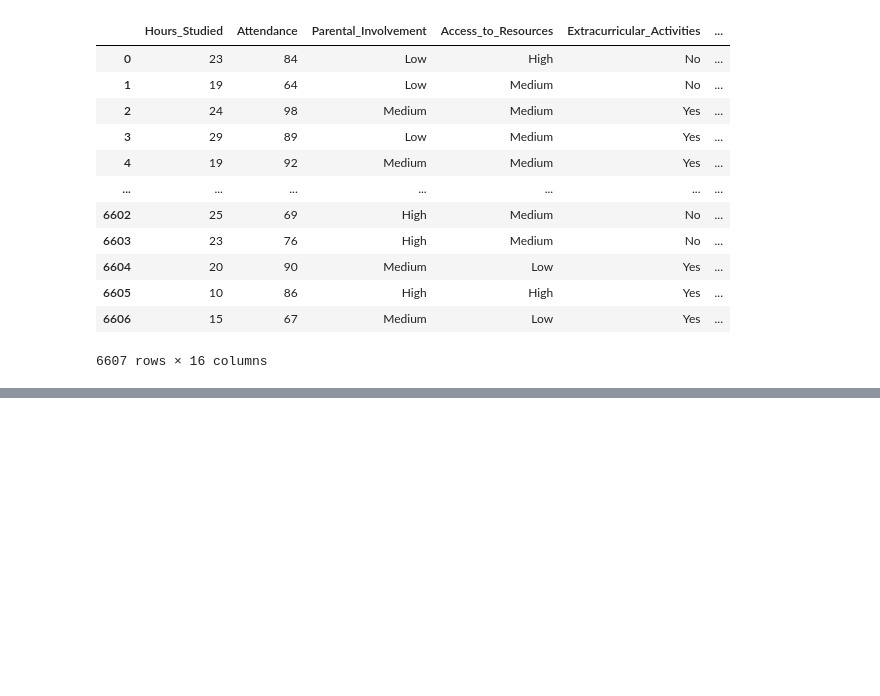
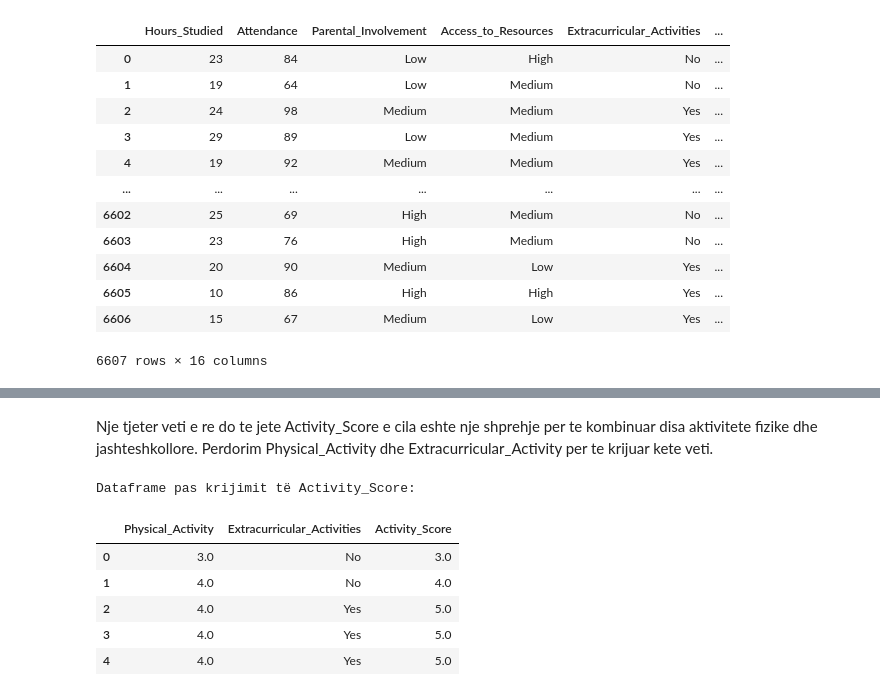
Before and after one commit to enis-halilaj/pvdh-projekti-msc, a Jupyter notebook: data-preprocessing/main.ipynb, the cells around one changed output, grey strips where cells are left out. Drawn from its saved outputs; the diff is of its cells as text; code cells hidden in the pictures; blank space fills up the shorter version.

```diff
--- a/data-preprocessing/main.ipynb
+++ b/data-preprocessing/main.ipynb
@@ -222,0 +244,17 @@ Dataframe me vetite e zgjedhura:
+# %% [markdown]
+Nje tjeter veti e re do te jete Activity_Score e cila eshte nje shprehje per te kombinuar disa aktivitete fizike dhe jashteshkollore. Perdorim Physical_Activity dhe Extracurricular_Activity per te krijuar kete veti.
+# %%
+# Krijimi i Activity_Score bazuar ne aktivitetet fizike dhe jashteshkollore
+df_selected_features.loc[:, 'Activity_Score'] = df_selected_features['Physical_Activity'] + df_selected_features['Extracurricular_Activities'].apply(lambda x: 1 if x == 'Yes' else 0)
+
+# Shfaqim disa rreshta nga dataframe-i per te kontrolluar Activity_Score
+print("Dataframe pas krijimit të Activity_Score:")
+display(df_selected_features[['Physical_Activity', 'Extracurricular_Activities', 'Activity_Score']].head())
+# %% [output]
+Dataframe pas krijimit të Activity_Score:
+|  | Physical_Activity | Extracurricular_Activities | Activity_Score |
+| 0 | 3.0 | No | 3.0 |
+| 1 | 4.0 | No | 4.0 |
+| 2 | 4.0 | Yes | 5.0 |
+| 3 | 4.0 | Yes | 5.0 |
+| 4 | 4.0 | Yes | 5.0 |
```
Also changed, not shown: parts of 9 cells of this notebook.
